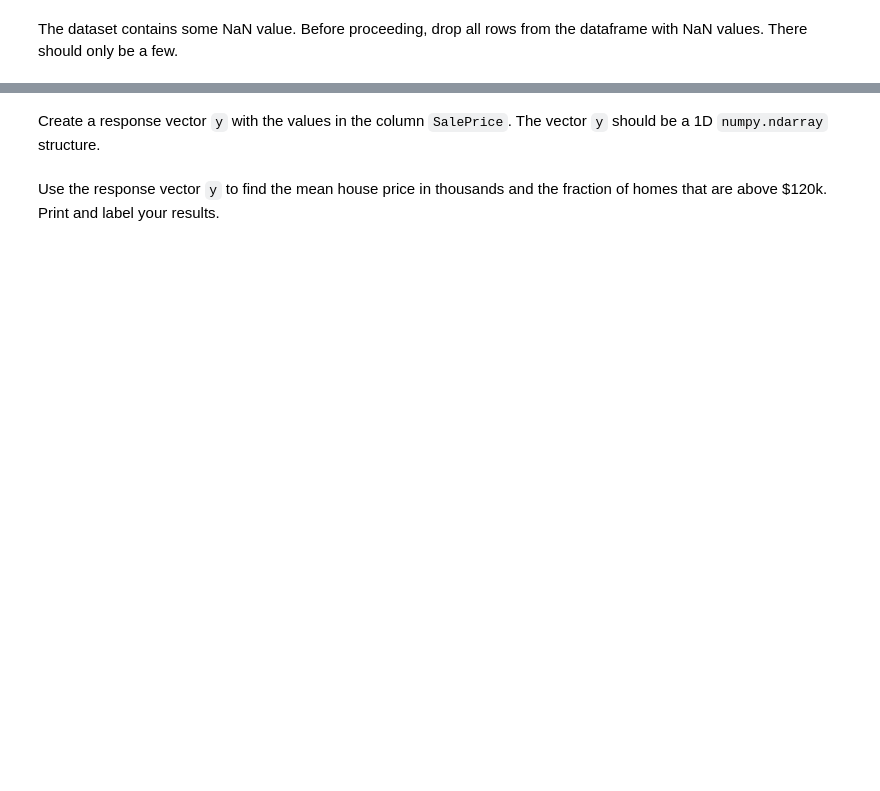
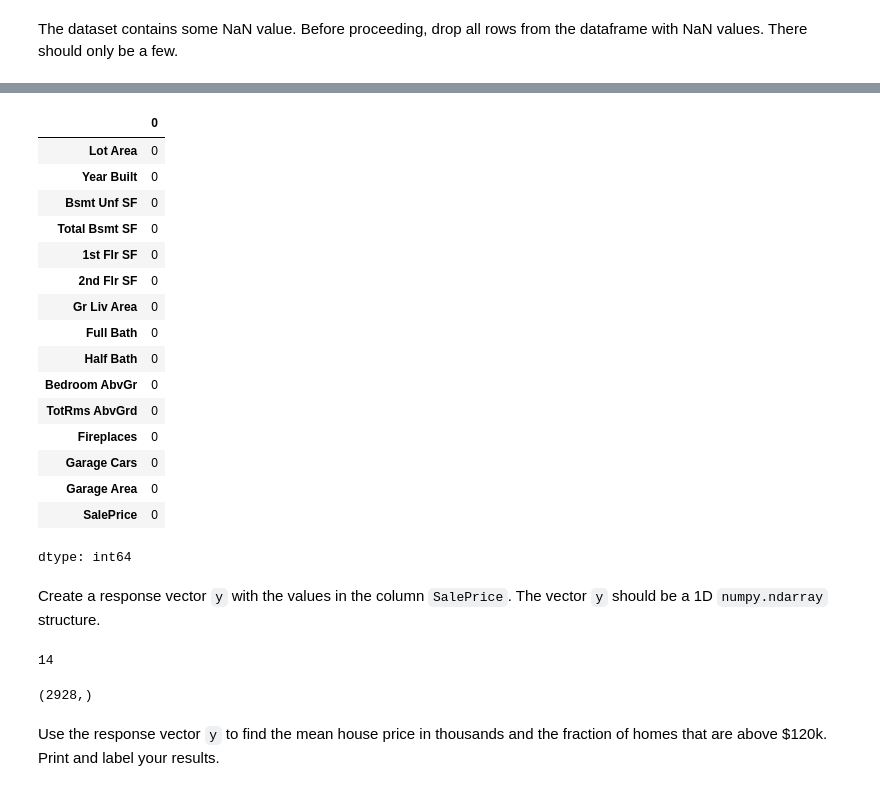
Before and after one commit to jithendra1798/ML-CS-GY-6923-B, a Jupyter notebook: 01_ML-cs-gy-6923-B-lab1.ipynb, the cells around one changed output, grey strips where cells are left out. Saved outputs shown, nothing was run; the diff lists cells and outputs as text; code cells hidden in the pictures; blank space fills up the shorter version.

```diff
--- a/01_ML-cs-gy-6923-B-lab1.ipynb
+++ b/01_ML-cs-gy-6923-B-lab1.ipynb
@@ -46,7 +64,37 @@ The dataset contains some NaN value. Before proceeding, drop all rows from the d
+# %%
+df.isna().sum()
+# %% [output]
+|  | 0 |
+| Lot Area | 0 |
+| Year Built | 0 |
+| Bsmt Unf SF | 0 |
+| Total Bsmt SF | 0 |
+| 1st Flr SF | 0 |
+| 2nd Flr SF | 0 |
+| Gr Liv Area | 0 |
+| Full Bath | 0 |
+| Half Bath | 0 |
+| Bedroom AbvGr | 0 |
+| TotRms AbvGrd | 0 |
+| Fireplaces | 0 |
+| Garage Cars | 0 |
+| Garage Area | 0 |
+| SalePrice | 0 |
+dtype: int64
 # %% [markdown]
 Create a response vector `y` with the values in the column `SalePrice`.  The vector `y` should be a 1D `numpy.ndarray` structure.
+# %%
+label = 'SalePrice'
+features = df.columns.tolist()
+features.remove(label)
+print(len(features))
+# %% [output]
+14
 # %%
 # TODO
-# y = ...
+y = df[label]
+y.shape
+# %% [output]
+(2928,)
 # %% [markdown]
 Use the response vector `y` to find the mean house price in thousands and the fraction of homes that are above $120k. Print and label your results.
```
Also changed, not shown: parts of 8 cells of this notebook.
